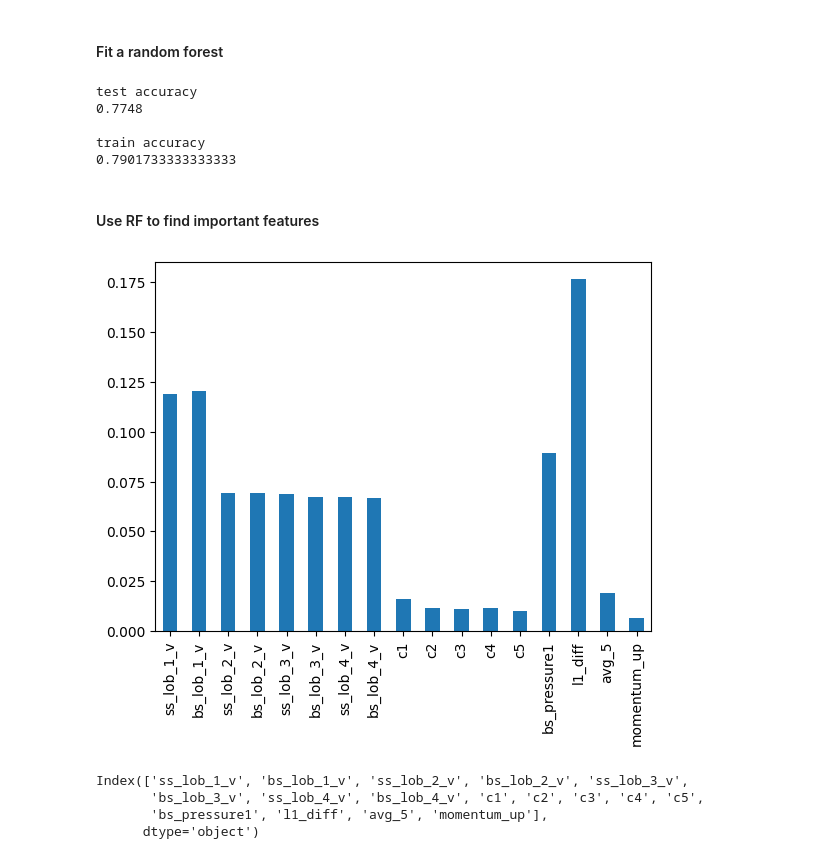
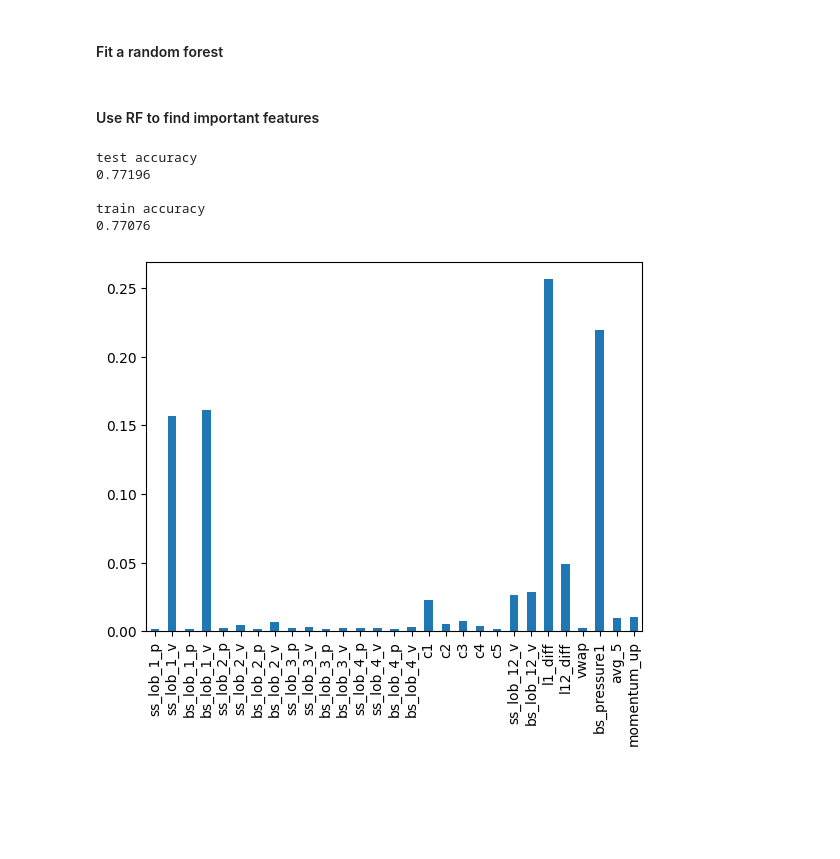
Before and after one commit to georgec123/dl_cw, a Jupyter notebook: src/eda.ipynb, the cells around one changed output. Cells and saved outputs as stored; diff of their text form; code cells hidden in the pictures; blank space fills up the shorter version.

```diff
--- a/src/eda.ipynb
+++ b/src/eda.ipynb
@@ -86,42 +81,43 @@ from sklearn.feature_selection import SelectFromModel
 # %% [markdown]
 #### Fit a random forest
 # %%
+X = df.drop(columns=['midprice_up'])
+
+Y = df['midprice_up']
 X_train, X_test, y_train, y_test = train_test_split(X, Y)
 
 rf = RandomForestClassifier(n_estimators = 100, max_depth=9)
 
 fit = rf.fit(X_train,y_train.to_numpy())
-y_pred = fit.predict(X_test)
-
-print('test accuracy')
-print(accuracy_score(y_test, y_pred))
-
-print('\ntrain accuracy')
-print(accuracy_score(y_train, fit.predict(X_train)))
-# %% [output]
-test accuracy
-0.7748
-
-train accuracy
-0.7901733333333333
 # %% [markdown]
 #### Use RF to find important features
 # %%
 
 Y = df[['midprice_up']]
-X = df.drop(columns=['midprice_up','ss_lob_1_p', 'bs_lob_1_p', 'ss_lob_2_p', 'bs_lob_2_p', 'ss_lob_3_p','bs_lob_3_p', 'ss_lob_4_p', 'bs_lob_4_p', 'bs_pressure2']
-)
-sel = SelectFromModel(RandomForestClassifier(n_estimators = 100, max_depth=7, max_features=5))
+X = df.drop(columns=['midprice_up'])
+
+rf = RandomForestClassifier(n_estimators = 100, max_depth=7, max_features=5)
+
+sel = SelectFromModel(rf)
 sel.fit(X, Y)
+
+y_pred = fit.predict(X_test)
+
+fit = rf.fit(X_train,y_train.to_numpy())
+print('test accuracy')
+print(accuracy_score(y_test, y_pred))
+
+print('\ntrain accuracy')
+print(accuracy_score(y_train, fit.predict(X_train)))
 
 selected_feat= X.columns[(sel.get_support())]
 s = pd.Series(index=sel.estimator_.feature_names_in_, data=sel.estimator_.feature_importances_)
+
+s.plot.bar();plt.show()
+# %% [output]
+test accuracy
+0.77196
+
+train accuracy
+0.77076
+[figure, added]
-# %%
-s.plot.bar();plt.show()
-s.index
-# %% [output]
-[figure, removed]
-Index(['ss_lob_1_v', 'bs_lob_1_v', 'ss_lob_2_v', 'bs_lob_2_v', 'ss_lob_3_v',
-       'bs_lob_3_v', 'ss_lob_4_v', 'bs_lob_4_v', 'c1', 'c2', 'c3', 'c4', 'c5',
-       'bs_pressure1', 'l1_diff', 'avg_5', 'momentum_up'],
-      dtype='object')
```
Also changed, not shown: parts of 8 cells of this notebook, 5 other files.
